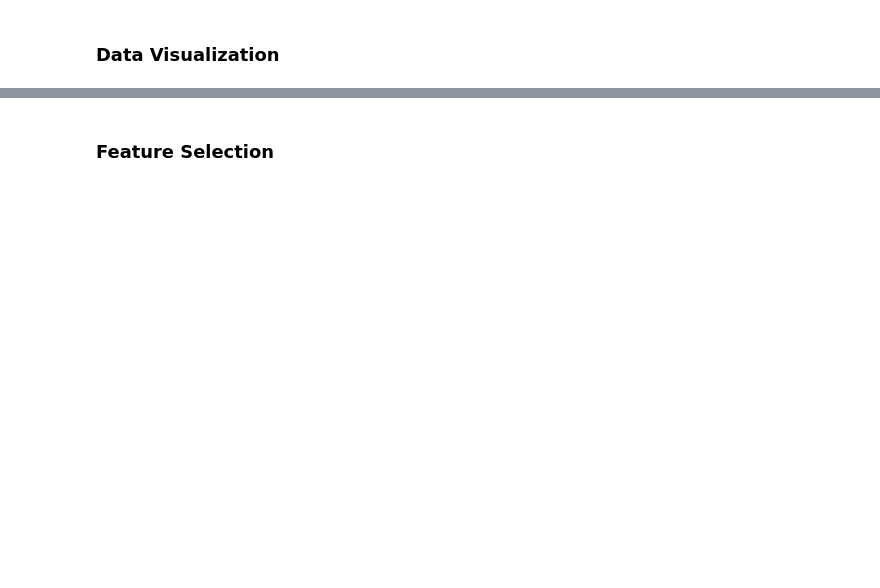
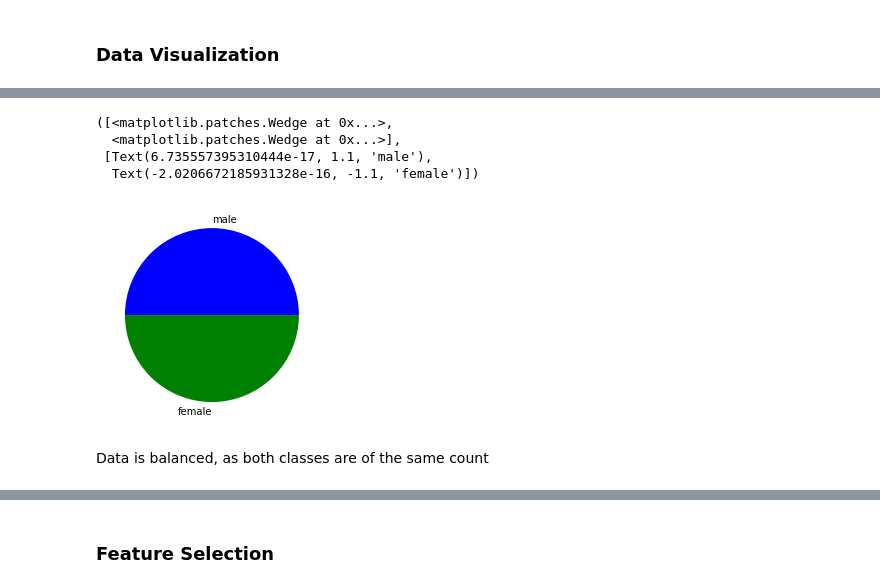
Before and after one commit to Popusa/gender-voice-classification, a Jupyter notebook: gender-voice-classification.ipynb, the cells around one changed output, grey strips where cells are left out. Drawn from its saved outputs; the diff is of its cells as text; code cells hidden in the pictures; blank space fills up the shorter version.

```diff
--- a/gender-voice-classification.ipynb
+++ b/gender-voice-classification.ipynb
@@ -137,0 +181,4 @@ dtype: object
+# %%
+df['label'].replace('male','1',inplace = True)
+df['label'].replace('female','0',inplace = True)
+df.astype({'label': 'float'}).dtypes
@@ -137,0 +203,10 @@ dtype: object
+# %%
+plt.pie(df['label'].value_counts(),colors = ['blue','green'],labels = ['male','female'])
+# %% [output]
+([<matplotlib.patches.Wedge at 0x...>,
+  <matplotlib.patches.Wedge at 0x...>],
+ [Text(6.735557395310444e-17, 1.1, 'male'),
+  Text(-2.0206672185931328e-16, -1.1, 'female')])
+[figure, added]
+# %% [markdown]
+Data is balanced, as both classes are of the same count
```
Also changed, not shown: parts of 66 cells of this notebook.
